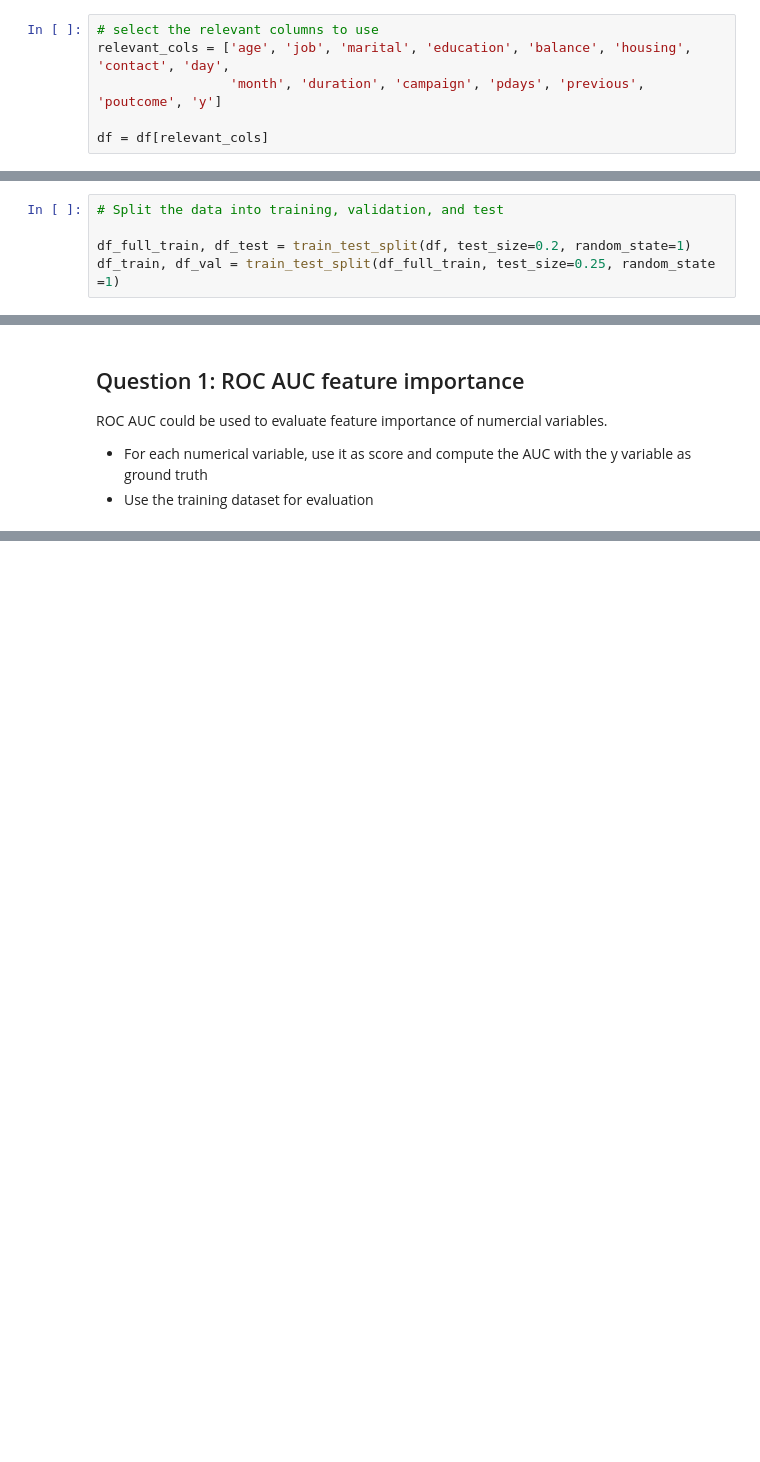
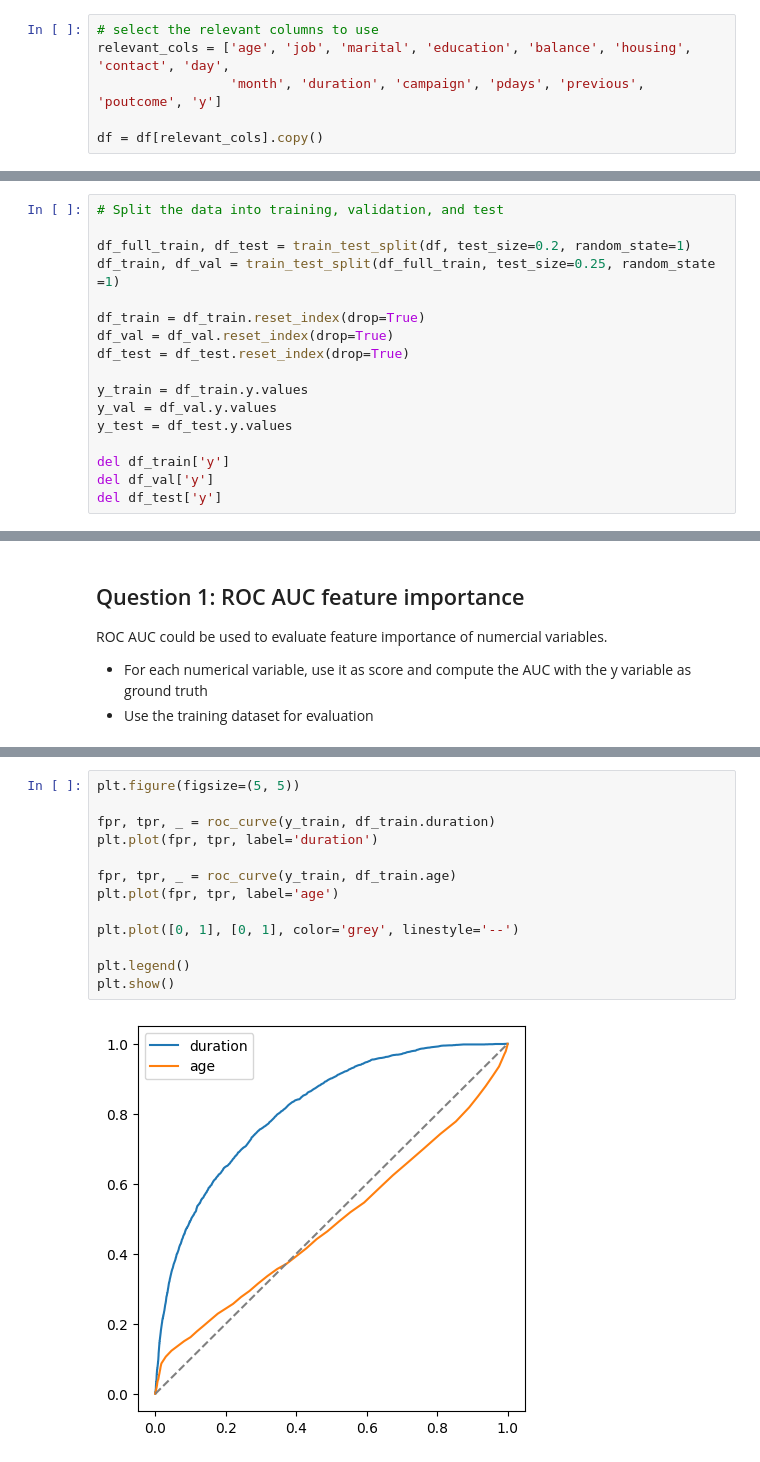
Before and after one commit to phuongddo94/ml-zoomcamp-homework, a Jupyter notebook: 04-model-evaluation/homework-week-4.ipynb, the cells around one changed output, grey strips where cells are left out. Drawn from its saved outputs; the diff is of its cells as text; blank space fills up the shorter version.

```diff
--- a/04-model-evaluation/homework-week-4.ipynb
+++ b/04-model-evaluation/homework-week-4.ipynb
@@ -46,7 +27,7 @@ df.head()
 relevant_cols = ['age', 'job', 'marital', 'education', 'balance', 'housing', 'contact', 'day',
                  'month', 'duration', 'campaign', 'pdays', 'previous', 'poutcome', 'y']
 
-df = df[relevant_cols]
+df = df[relevant_cols].copy()
 # %%
 # Encode the target 'y' to 0/1
 
@@ -56,6 +37,18 @@ df['y'] = (df['y'] == 'yes').astype('int')
 
 df_full_train, df_test = train_test_split(df, test_size=0.2, random_state=1)
 df_train, df_val = train_test_split(df_full_train, test_size=0.25, random_state =1)
+
+df_train = df_train.reset_index(drop=True)
+df_val = df_val.reset_index(drop=True)
+df_test = df_test.reset_index(drop=True)
+
+y_train = df_train.y.values
+y_val = df_val.y.values
+y_test = df_test.y.values
+
+del df_train['y']
+del df_val['y']
+del df_test['y']
 # %%
 num_cols = list(df.dtypes[(df.dtypes == 'int64')].index)
 num_cols.remove('y')
@@ -68,0 +84,15 @@ ROC AUC could be used to evaluate feature importance of numercial variables.
+# %%
+plt.figure(figsize=(5, 5))
+
+fpr, tpr, _ = roc_curve(y_train, df_train.duration)
+plt.plot(fpr, tpr, label='duration')
+
+fpr, tpr, _ = roc_curve(y_train, df_train.age)
+plt.plot(fpr, tpr, label='age')
+
+plt.plot([0, 1], [0, 1], color='grey', linestyle='--')
+
+plt.legend()
+plt.show()
+# %% [output]
+[figure, added]
```
Also changed, not shown: parts of 16 cells of this notebook.
